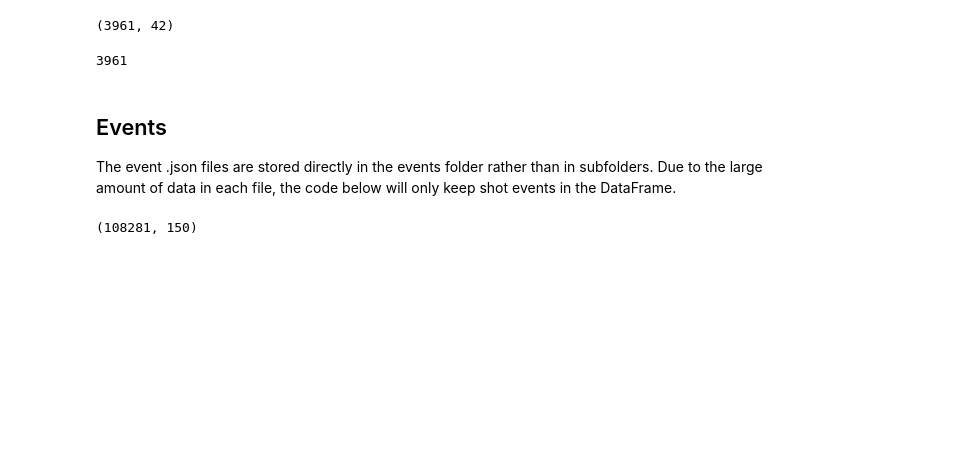
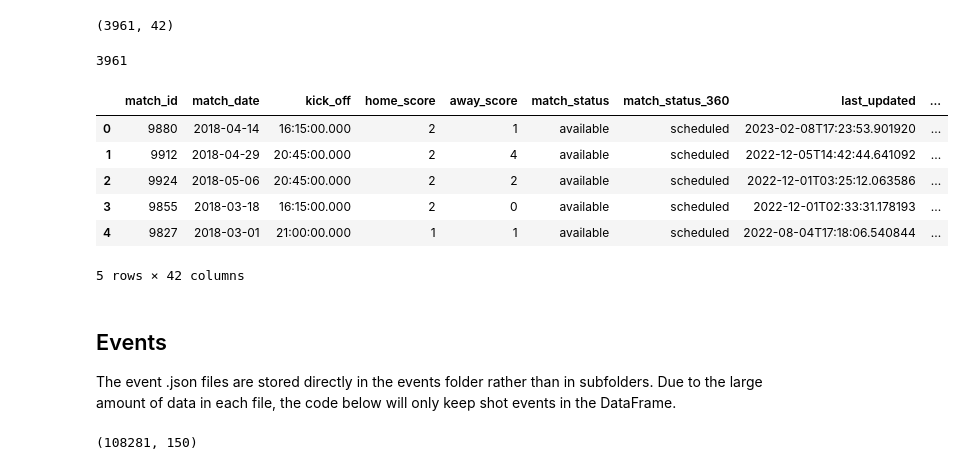
Before and after one commit to adominici729/Soccer-Analytics-Capstone, a Jupyter notebook: load_statsbomb_data_01.ipynb, the cells around one changed output. Cells and saved outputs as stored; diff of their text form; code cells hidden in the pictures; blank space fills up the shorter version.

```diff
--- a/load_statsbomb_data_01.ipynb
+++ b/load_statsbomb_data_01.ipynb
@@ -117,6 +117,18 @@ matches_df.shape
 matches_df['match_id'].nunique()
 # %% [output]
 3961
+# %%
+# Checking matches data
+
+matches_df.head()
+# %% [output]
+|  | match_id | match_date | kick_off | home_score | away_score | match_status | match_status_360 | last_updated | ... |
+| 0 | 9880 | 2018-04-14 | 16:15:00.000 | 2 | 1 | available | scheduled | 2023-02-08T17:23:53.901920 | ... |
+| 1 | 9912 | 2018-04-29 | 20:45:00.000 | 2 | 4 | available | scheduled | 2022-12-05T14:42:44.641092 | ... |
+| 2 | 9924 | 2018-05-06 | 20:45:00.000 | 2 | 2 | available | scheduled | 2022-12-01T03:25:12.063586 | ... |
+| 3 | 9855 | 2018-03-18 | 16:15:00.000 | 2 | 0 | available | scheduled | 2022-12-01T02:33:31.178193 | ... |
+| 4 | 9827 | 2018-03-01 | 21:00:00.000 | 1 | 1 | available | scheduled | 2022-08-04T17:18:06.540844 | ... |
+5 rows × 42 columns
 # %% [markdown]
 ## Events
 
```
Also changed, not shown: parts of 12 cells of this notebook.
